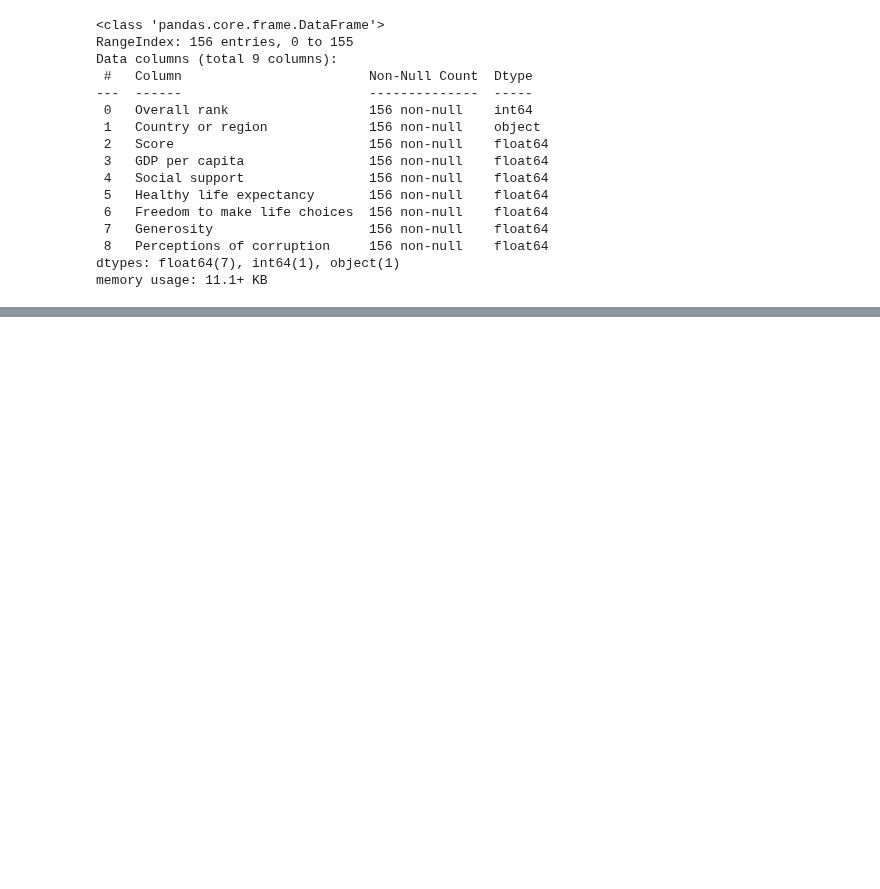
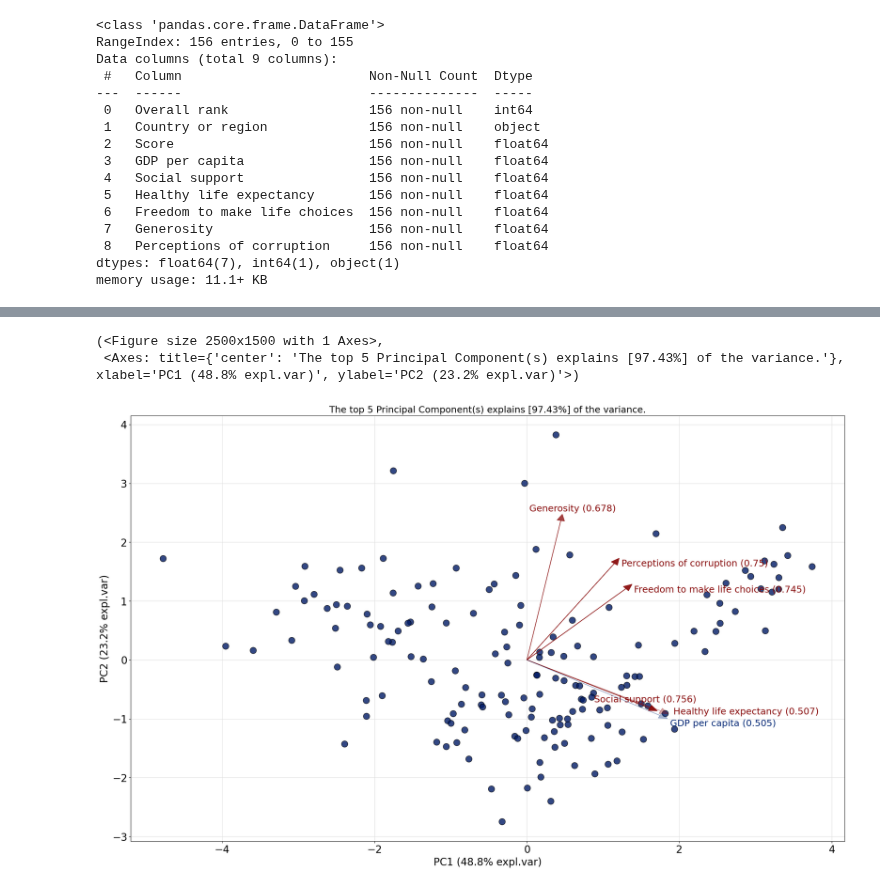
Before and after one commit to StefanFSmid/ASDA_2025_Group_3_Porfolio, a Jupyter notebook: notebooks/week_10_group_3_notebook.ipynb, the cells around one changed output, grey strips where cells are left out. Cells and saved outputs as stored; diff of their text form; code cells hidden in the pictures; blank space fills up the shorter version.

```diff
--- a/notebooks/week_10_group_3_notebook.ipynb
+++ b/notebooks/week_10_group_3_notebook.ipynb
@@ -59,0 +120,24 @@ happy_df
+# %%
+features = ['GDP per capita', 'Social support', 'Healthy life expectancy',
+            'Freedom to make life choices', 'Generosity', 'Perceptions of corruption']
+
+X = happy_df[features]
+# %%
+df = happy_df.copy()
+y = df['Country or region']
+X = happy_df[features]
+
+# Scale the data
+X_scaled = StandardScaler().fit_transform(X)
+labels = X.columns
+
+
+# PCA
+model = pca()
+#results = model.fit_transform(X_scaled, col_labels=labels, row_labels=y)
+
+results = model.fit_transform(X_scaled, col_labels=labels, row_labels=happy_df['Country or region'])
+
+# Scatter plot with loadings
+model.biplot()
+# %% [output]
@@ -59,0 +157,3 @@ happy_df
+(<Figure size 2500x1500 with 1 Axes>,
+ <Axes: title={'center': 'The top 5 Principal Component(s) explains [97.43%] of the variance.'}, xlabel='PC1 (48.8% expl.var)', ylabel='PC2 (23.2% expl.var)'>)
+[figure, added]
```
Also changed, not shown: parts of 11 cells of this notebook.
